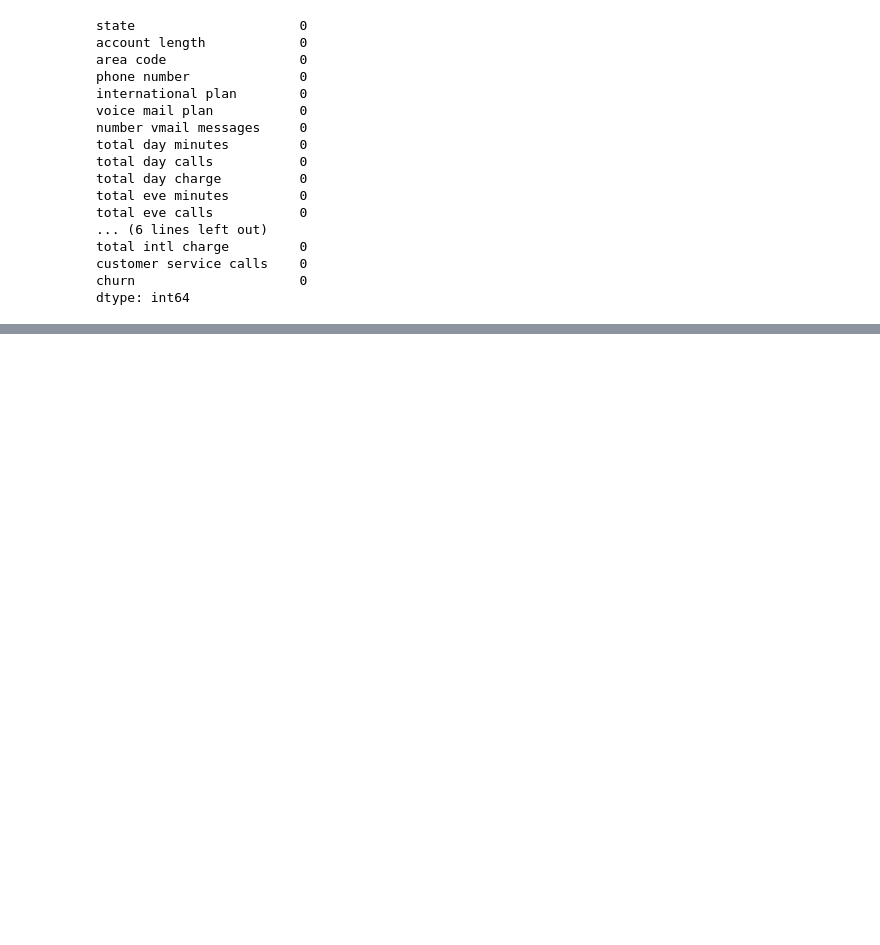
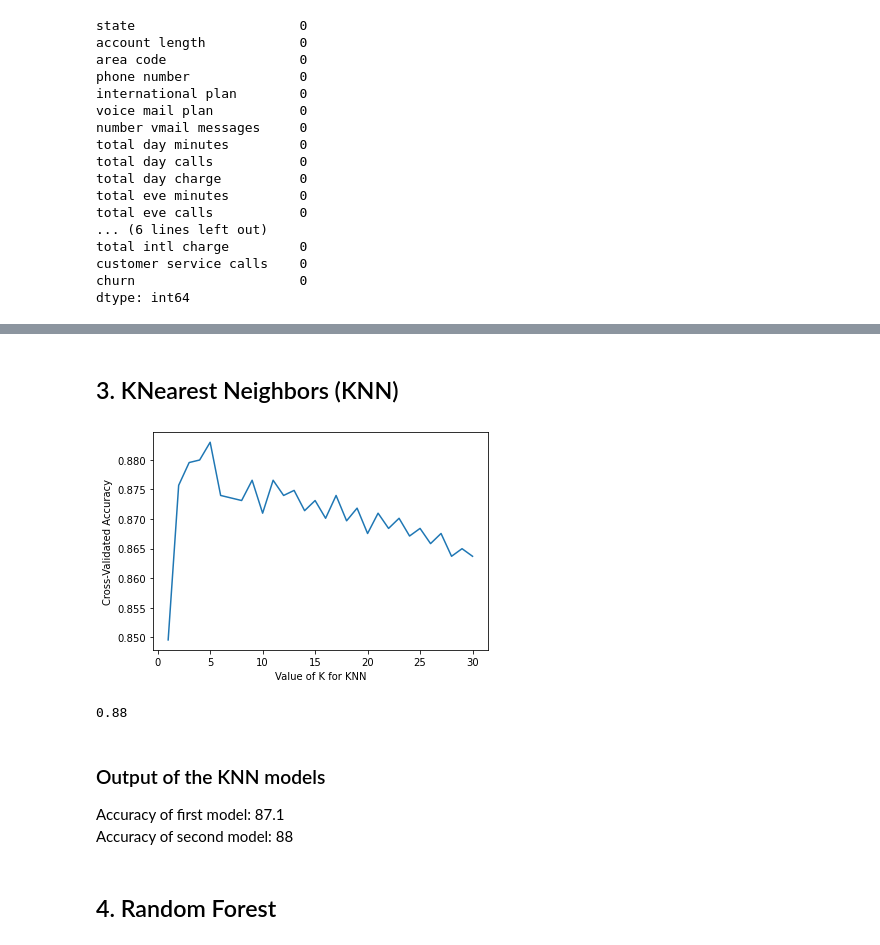
Before and after one commit to IvyNjoroge/PHASE-3-PROJECT, a Jupyter notebook: Syriatel.ipynb, the cells around one changed output, grey strips where cells are left out. Cells and saved outputs as stored; diff of their text form; code cells hidden in the pictures; blank space fills up the shorter version.

```diff
--- a/Syriatel.ipynb
+++ b/Syriatel.ipynb
@@ -168,0 +419,13 @@ plt.show()
+# %%
+#Instantiating the grid search
+dt = DecisionTreeClassifier()
+g_search = GridSearchCV(estimator = dt,
+                      param_grid = par,
+                      scoring = 'accuracy', cv=5)
+# %%
+#Fitting grid search
+g_search.fit(X_train, y_train)
+
+# Getting best parameters
+dt1 = g_search.best_estimator_
+dt1
@@ -168,0 +434,10 @@ plt.show()
+# %%
+# Instatiate desicion tree and Appling best parameters
+dt1 = DecisionTreeClassifier(max_depth = 5, min_samples_leaf = 5, min_samples_split=10, random_state = 42)
+dt1.fit(X_train_scaled, y_train)
+y_pred = dt1.predict(X_test_scaled)
+false_positive_rate, true_positive_rate, thresholds = roc_curve(y_test, y_pred, pos_label = 2)
+roc_auc = auc(false_positive_rate, true_positive_rate)
+roc_auc
+acc_dt1 = (accuracy_score(y_pred, y_test))
+acc_dt1
@@ -168,0 +446,10 @@ plt.show()
+# %%
+# Instatiate desicion tree and Appling best parameters
+dt2 = DecisionTreeClassifier(max_depth = 3, min_samples_leaf = 5, random_state = 42)
+dt2.fit(X_train_scaled, y_train)
+y_pred2 = dt1.predict(X_test_scaled)
+false_positive_rate, true_positive_rate, thresholds = roc_curve(y_test, y_pred2, pos_label = 2)
+roc_auc = auc(false_positive_rate, true_positive_rate)
+roc_auc
+acc_dt2 = (accuracy_score(y_pred2, y_test))
+acc_dt2
@@ -168,0 +464,34 @@ plt.show()
+# %% [markdown]
+## 3. KNearest Neighbors (KNN)
+# %%
+#Use cross val score for scoring(good for regression)
+k_range = range(1, 31)
+k_scores = []# use iteration to caclulator different k in models, then return the average accuracy based on the cross validation
+for k in k_range:
+    knn = KNeighborsClassifier(n_neighbors=k)
+    scores = cross_val_score(knn, X_train_scaled, y_train, cv=5, scoring='accuracy')
+    k_scores.append(scores.mean())# plot to see clearly
+plt.plot(k_range, k_scores)
+plt.xlabel('Value of K for KNN')
+plt.ylabel('Cross-Validated Accuracy')
+plt.show()
+# %% [output]
+[figure, added]
+# %%
+#Modelling with the tuned parameters
+knn1 = KNeighborsClassifier(n_neighbors=5)
+#fitting the training set
+knn1.fit(X_train_scaled, y_train)
+y_pred_knn = knn1.predict(X_test_scaled)
+
+knn_acc = accuracy_score(y_pred_knn, y_test)
+knn_acc
+# %% [output]
+0.88
+# %% [markdown]
+### Output of the KNN models
+
+Accuracy of first model: 87.1 <br>
+Accuracy of second model: 88 <br>
+# %% [markdown]
+## 4. Random Forest
```
Also changed, not shown: parts of 69 cells of this notebook.
